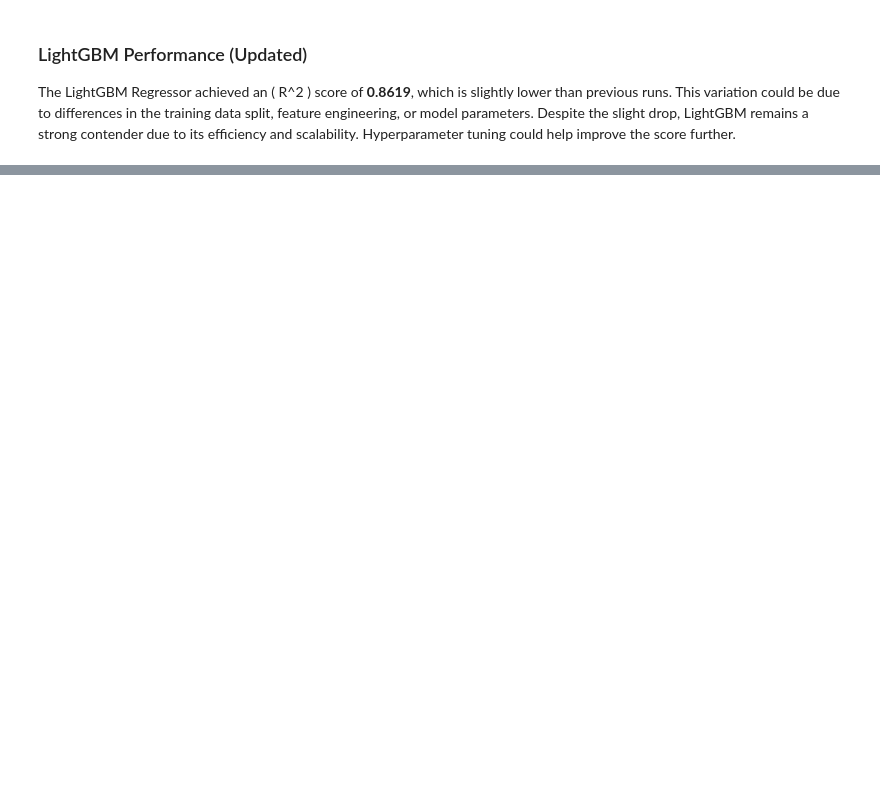
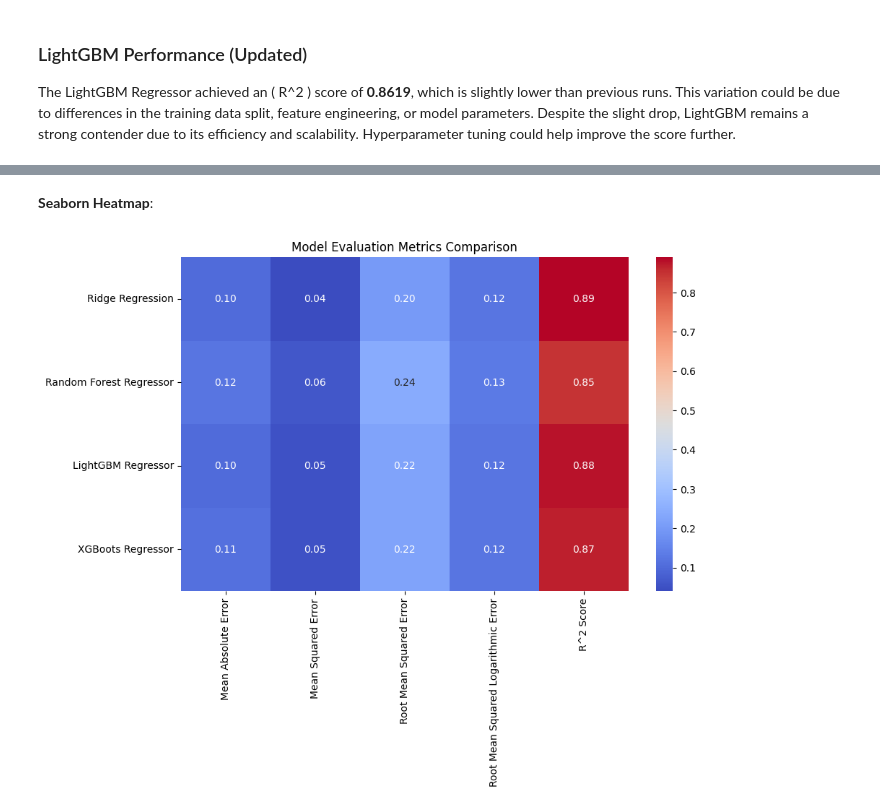
Before and after one commit to otuemre/HousePricingML, a Jupyter notebook: src/notebooks/housePricingML.ipynb, the cells around one changed output, grey strips where cells are left out. Saved outputs shown, nothing was run; the diff lists cells and outputs as text; code cells hidden in the pictures; blank space fills up the shorter version.

Commit message:
feat: Add model evaluation and comparison visualizations

```diff
--- a/src/notebooks/housePricingML.ipynb
+++ b/src/notebooks/housePricingML.ipynb
@@ -936,0 +1126,3 @@ The LightGBM Regressor achieved an \( R^2 \) score of **0.8619**, which is sligh
+# %%
+random_forest_eval = evaluate(y_test, random_forest_preds)
+random_forest_eval
@@ -936,0 +1173,6 @@ The LightGBM Regressor achieved an \( R^2 \) score of **0.8619**, which is sligh
+# %%
+ridge_preds = ridge_reg.predict(X_test)
+ridge_preds = np.maximum(ridge_preds, 0)
+# %%
+ridge_eval = evaluate(y_test, ridge_preds)
+ridge_eval
@@ -936,0 +1209,4 @@ The LightGBM Regressor achieved an \( R^2 \) score of **0.8619**, which is sligh
+# %%
+eval_comparison = pd.DataFrame(
+    data=[ridge_eval, random_forest_eval, lgbm_eval, xgb_eval],
+    index=["Ridge Regression", "Random Forest Regressor", "LightGBM Regressor", "XGBoots Regressor"])
@@ -936,0 +1221,18 @@ The LightGBM Regressor achieved an \( R^2 \) score of **0.8619**, which is sligh
+# %% [markdown]
+**Seaborn Heatmap**:
+# %%
+# Convert metrics to numeric for plotting
+eval_comparison_numeric = eval_comparison.astype(float)
+
+# Heatmap to visualize metrics
+plt.figure(figsize=(10, 6))
+sns.heatmap(eval_comparison_numeric, annot=True, cmap="coolwarm", fmt=".2f", cbar=True)
+plt.title("Model Evaluation Metrics Comparison")
+
+# Save the plot as a file
+plt.savefig("../images/model_evaluation_comparison_heatmap.png", dpi=300, bbox_inches="tight")
+
+# Display the plot
+plt.show()
+# %% [output]
+[figure, added]
```
Also changed, not shown: parts of 48 cells of this notebook, 3 other files.
